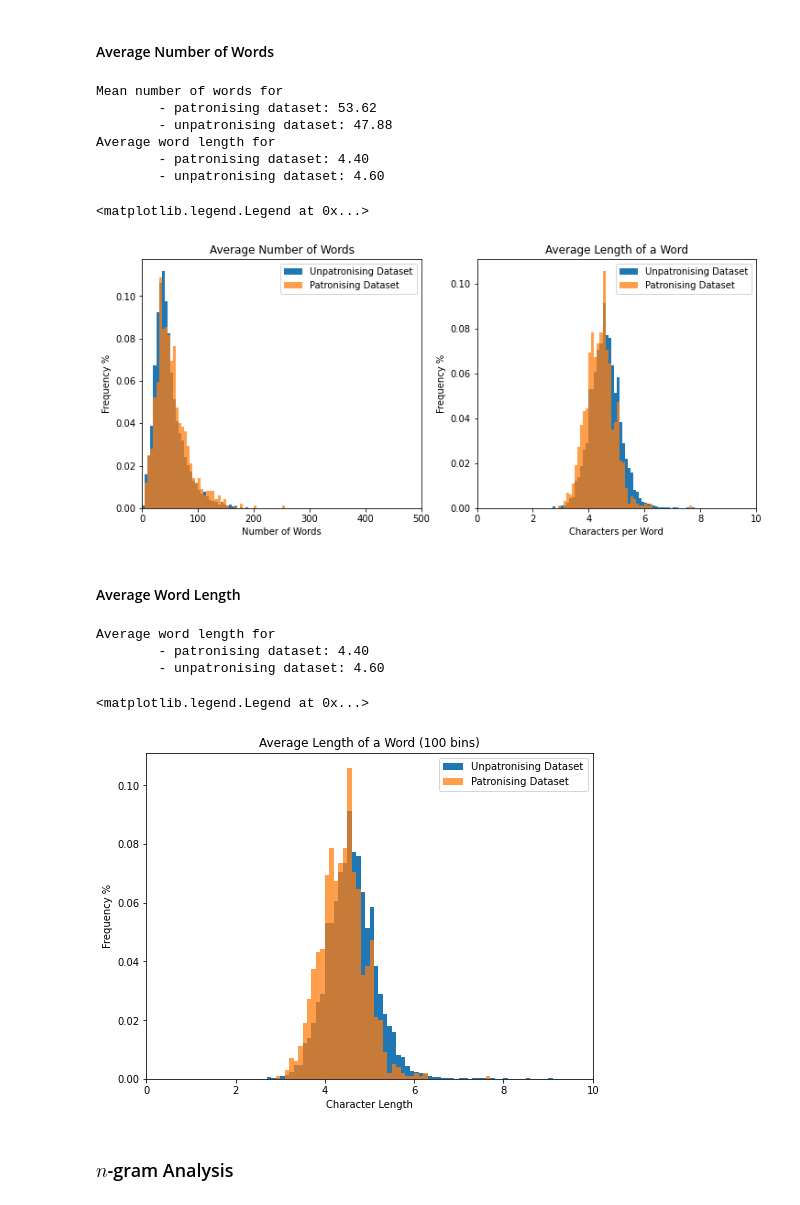
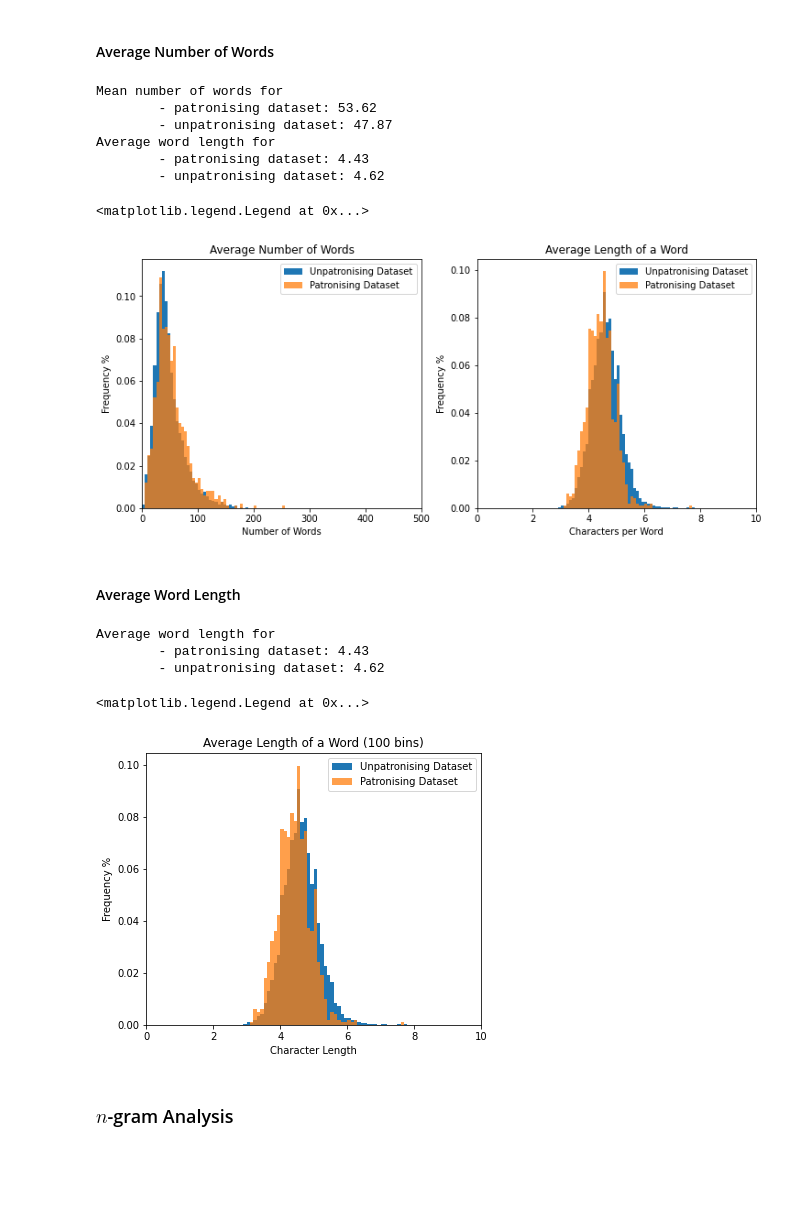
Before and after one commit to Loumstar/Improving-RoBERTa, a Jupyter notebook: data_analysis.ipynb, the cells around one changed output. Drawn from its saved outputs; the diff is of its cells as text; code cells hidden in the pictures; blank space fills up the shorter version.

```diff
--- a/data_analysis.ipynb
+++ b/data_analysis.ipynb
@@ -41,18 +41,3 @@ from nltk.stem import WordNetLemmatizer
 [nltk_data]   Package punkt is already up-to-date!
 # %% [markdown]
 ### Load Dataset
-# %%
-fields = ["idx", "id", "category", "language", "text", "score"]
-
-with open("data/dontpatronizeme_pcl.tsv", "r") as f:
-    df = pd.read_csv(f, delimiter="\t", names=fields, header=None)
-
-df.dropna(inplace=True)
-
-patr_df = df.loc[df["score"] >= 2]
-unpatr_df = df.loc[df["score"] <= 1]
-
-patr_df_length = patr_df.shape[0]
-unpatr_df_length = unpatr_df.shape[0]
-
-print(patr_df.shape, unpatr_df.shape)
@@ -60,0 +54,20 @@ print(patr_df.shape, unpatr_df.shape)
+# %%
+from dont_patronize_me import DontPatronizeMe
+
+dpm = DontPatronizeMe('.', '.')
+dpm.load_task1()
+
+df = dpm.train_task1_df
+
+print("Whole dataset info:")
+print(df.shape)
+print(df.columns)
+
+patr_df = df.loc[df.label == 1]
+unpatr_df = df.loc[df.label == 0]
+
+patr_df_length = patr_df.shape[0]
+unpatr_df_length = unpatr_df.shape[0]
+
+print("Patronising and Unpatronising shapes:")
+print(patr_df.shape, unpatr_df.shape)
@@ -170,8 +209,8 @@ def get_list_length(x):
 
     return len(x)
 
-unpatr_series = unpatr_df["text"].str.split().map(get_list_length)
-patr_series = patr_df["text"].str.split().map(get_list_length)
+unpatr_series = unpatr_df.text.str.split().map(get_list_length)
+patr_series = patr_df.text.str.split().map(get_list_length)
 
 print(f"Mean number of words for"
       f"\n\t- patronising dataset: {patr_series.mean():.2f}"
@@ -180,7 +219,7 @@ print(f"Mean number of words for"
 (unpatr_counts, unpatr_bins) = np.histogram(unpatr_series, bins=100, range=(0, 500))
 (patr_counts, patr_bins) = np.histogram(patr_series, bins=100, range=(0, 500))
 
-figure, (axis1, axis2) = plot.subplots(1, 2)
+figure, (axis1, axis2) = plt.subplots(1, 2)
 figure.set_size_inches((12, 5))
 
 axis1.hist(unpatr_bins[:-1], unpatr_bins, alpha=1, label="Unpatronising Dataset",
@@ -203,8 +242,8 @@ def mean_item_length(x):
     lengths = list(map(len, x))
     return np.mean(lengths)
 
-unpatr_series = unpatr_df["text"].str.split().map(mean_item_length)
-patr_series = patr_df["text"].str.split().map(mean_item_length)
+unpatr_series = unpatr_df.text.str.split().map(mean_item_length)
+patr_series = patr_df.text.str.split().map(mean_item_length)
 
 print(f"Average word length for"
       f"\n\t- patronising dataset: {patr_series.mean():.2f}"
@@ -227,52 +266,52 @@ axis2.legend()
 # %% [output]
 Mean number of words for
         - patronising dataset: 53.62
-        - unpatronising dataset: 47.88
+        - unpatronising dataset: 47.87
 Average word length for
-        - patronising dataset: 4.40
-        - unpatronising dataset: 4.60
+        - patronising dataset: 4.43
+        - unpatronising dataset: 4.62
 <matplotlib.legend.Legend at 0x...>
-[figure, old version]
+[figure, new version]
 # %% [markdown]
 #### Average Word Length
 # %%
 def mean_item_length(x):
     if type(x) != list:
         x = [str(x)]
 
     lengths = list(map(len, x))
     return np.mean(lengths)
 
-unpatr_series = unpatr_df["text"].str.split().map(mean_item_length)
-patr_series = patr_df["text"].str.split().map(mean_item_length)
+unpatr_series = unpatr_df.text.str.split().map(mean_item_length)
+patr_series = patr_df.text.str.split().map(mean_item_length)
 
 print(f"Average word length for"
       f"\n\t- patronising dataset: {patr_series.mean():.2f}"
       f"\n\t- unpatronising dataset: {unpatr_series.mean():.2f}")
 
 (unpatr_counts, unpatr_bins) = np.histogram(unpatr_series, bins=100, range=(0, 10))
 (patr_counts, patr_bins) = np.histogram(patr_series, bins=100, range=(0, 10))
 
-figure, axis2 = plot.subplots()
-figure.set_size_inches((8, 6))
+figure, axis2 = plt.subplots()
+figure.set_size_inches((6, 5))
 
 axis2.hist(unpatr_bins[:-1], unpatr_bins, alpha=1, label="Unpatronising Dataset",
           weights=unpatr_counts / unpatr_df_length)
 
 axis2.hist(patr_bins[:-1], patr_bins, alpha=0.75, label="Patronising Dataset",
           weights=patr_counts / patr_df_length)
 
 axis2.set_title("Average Length of a Word (100 bins)")
 axis2.set_ylabel("Frequency %")
 axis2.set_xlabel("Character Length")
 axis2.set_xlim((0, 10))
 axis2.legend()
 # %% [output]
 Average word length for
-        - patronising dataset: 4.40
-        - unpatronising dataset: 4.60
+        - patronising dataset: 4.43
+        - unpatronising dataset: 4.62
 <matplotlib.legend.Legend at 0x...>
-[figure, old version]
+[figure, new version]
 # %% [markdown]
 ### $ n $-gram Analysis
 # %%
```
Also changed, not shown: parts of 16 cells of this notebook, 13 other files.
